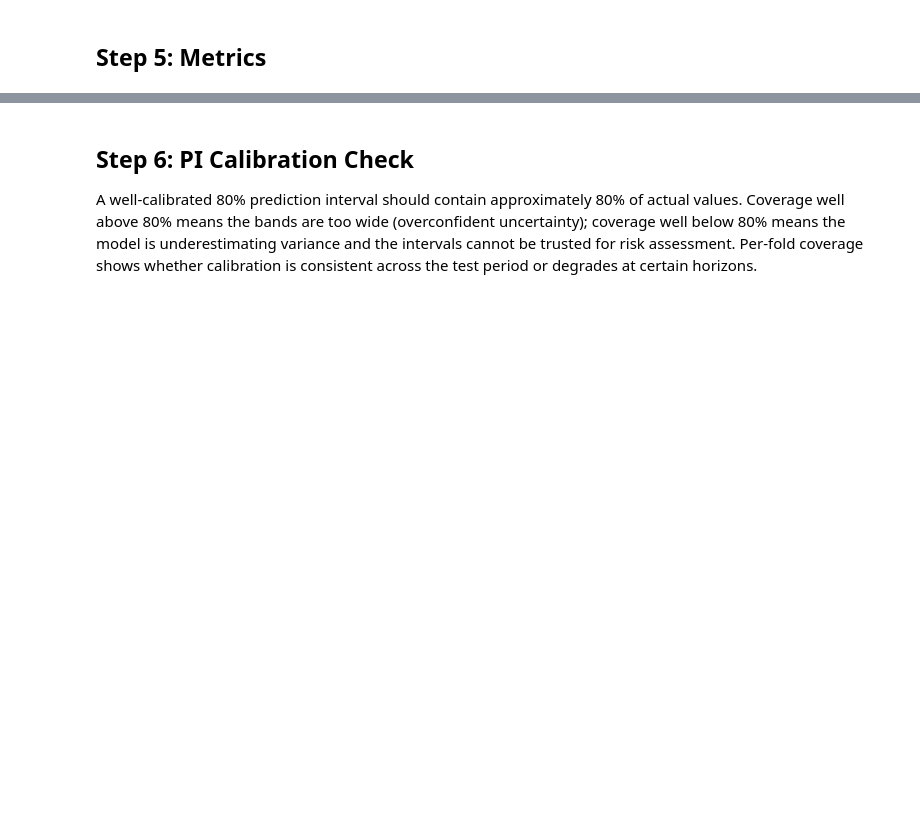
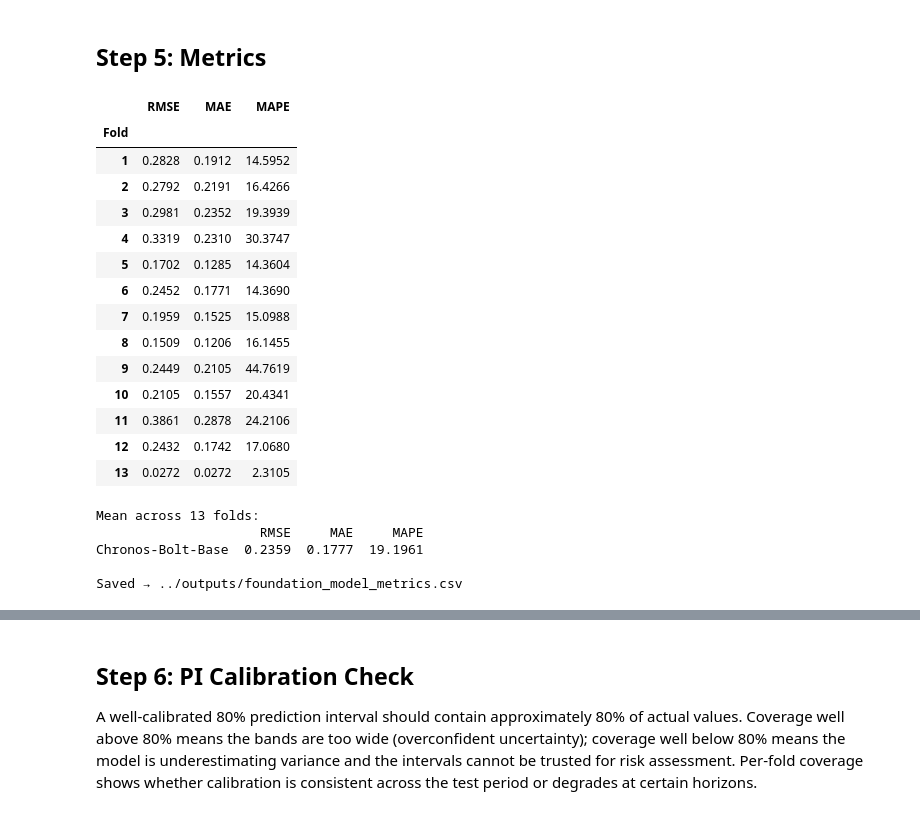
Before and after one commit to brody-rm/household-power, a Jupyter notebook: notebooks/04_foundation_model.ipynb, the cells around one changed output, grey strips where cells are left out. Saved outputs shown, nothing was run; the diff lists cells and outputs as text; code cells hidden in the pictures; blank space fills up the shorter version.

```diff
--- a/notebooks/04_foundation_model.ipynb
+++ b/notebooks/04_foundation_model.ipynb
@@ -137,29 +166,50 @@ print('Saved → ../outputs/foundation_model_forecast.png')
 # %%
 fold_rows = []
 for i, start in enumerate(fold_starts):
     end = min(start + FOLD_SIZE, len(test_series))
     idx = test_series.index[start:end]
     act = test_series.loc[idx]
     fold_rows.append({
         'Fold': i + 1,
         'RMSE': rmse(act, chronos_forecast.loc[idx]),
         'MAE':  mean_absolute_error(act, chronos_forecast.loc[idx]),
         'MAPE': mape(act, chronos_forecast.loc[idx]),
     })
 
 fold_df = pd.DataFrame(fold_rows).set_index('Fold').round(4)
 display(fold_df)
 
 metrics_fm = pd.DataFrame({
     'RMSE': [fold_df['RMSE'].mean()],
     'MAE':  [fold_df['MAE'].mean()],
     'MAPE': [fold_df['MAPE'].mean()],
-}, index=['Chronos-T5-Base']).round(4)
+}, index=['Chronos-Bolt-Base']).round(4)
 
 print(f"\nMean across {len(fold_starts)} folds:")
 print(metrics_fm.to_string())
 metrics_fm.to_csv('../outputs/foundation_model_metrics.csv')
 print('\nSaved → ../outputs/foundation_model_metrics.csv')
+# %% [output]
+|  | RMSE | MAE | MAPE |
+| Fold |  |  |  |
+| 1 | 0.2828 | 0.1912 | 14.5952 |
+| 2 | 0.2792 | 0.2191 | 16.4266 |
+| 3 | 0.2981 | 0.2352 | 19.3939 |
+| 4 | 0.3319 | 0.2310 | 30.3747 |
+| 5 | 0.1702 | 0.1285 | 14.3604 |
+| 6 | 0.2452 | 0.1771 | 14.3690 |
+| 7 | 0.1959 | 0.1525 | 15.0988 |
+| 8 | 0.1509 | 0.1206 | 16.1455 |
+| 9 | 0.2449 | 0.2105 | 44.7619 |
+| 10 | 0.2105 | 0.1557 | 20.4341 |
+| 11 | 0.3861 | 0.2878 | 24.2106 |
+| 12 | 0.2432 | 0.1742 | 17.0680 |
+| 13 | 0.0272 | 0.0272 | 2.3105 |
+Mean across 13 folds:
+                     RMSE     MAE     MAPE
+Chronos-Bolt-Base  0.2359  0.1777  19.1961
+
+Saved → ../outputs/foundation_model_metrics.csv
 # %%
 leaderboard_path = '../outputs/leaderboard.csv'
 
```
Also changed, not shown: parts of 10 cells of this notebook, 1 other file.
